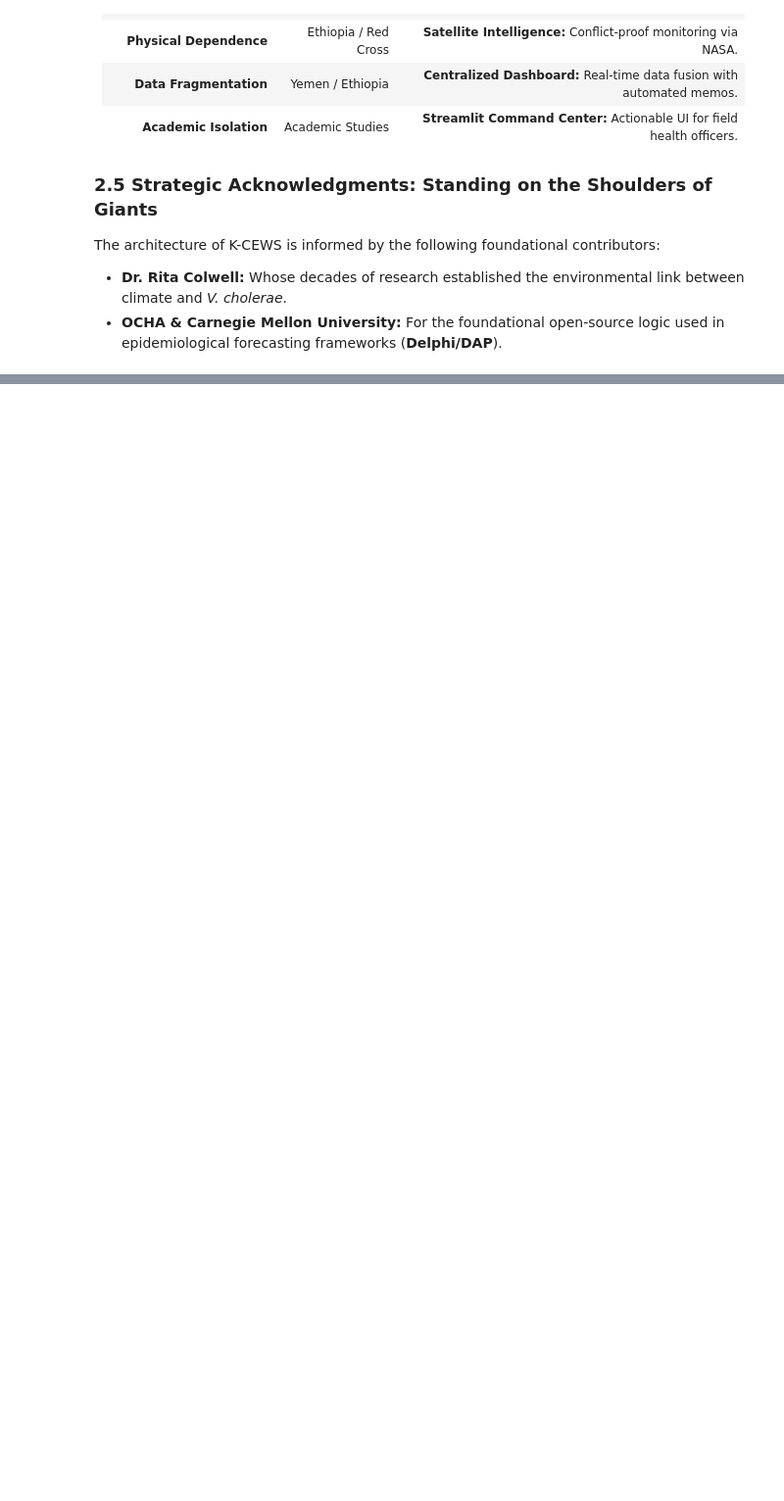
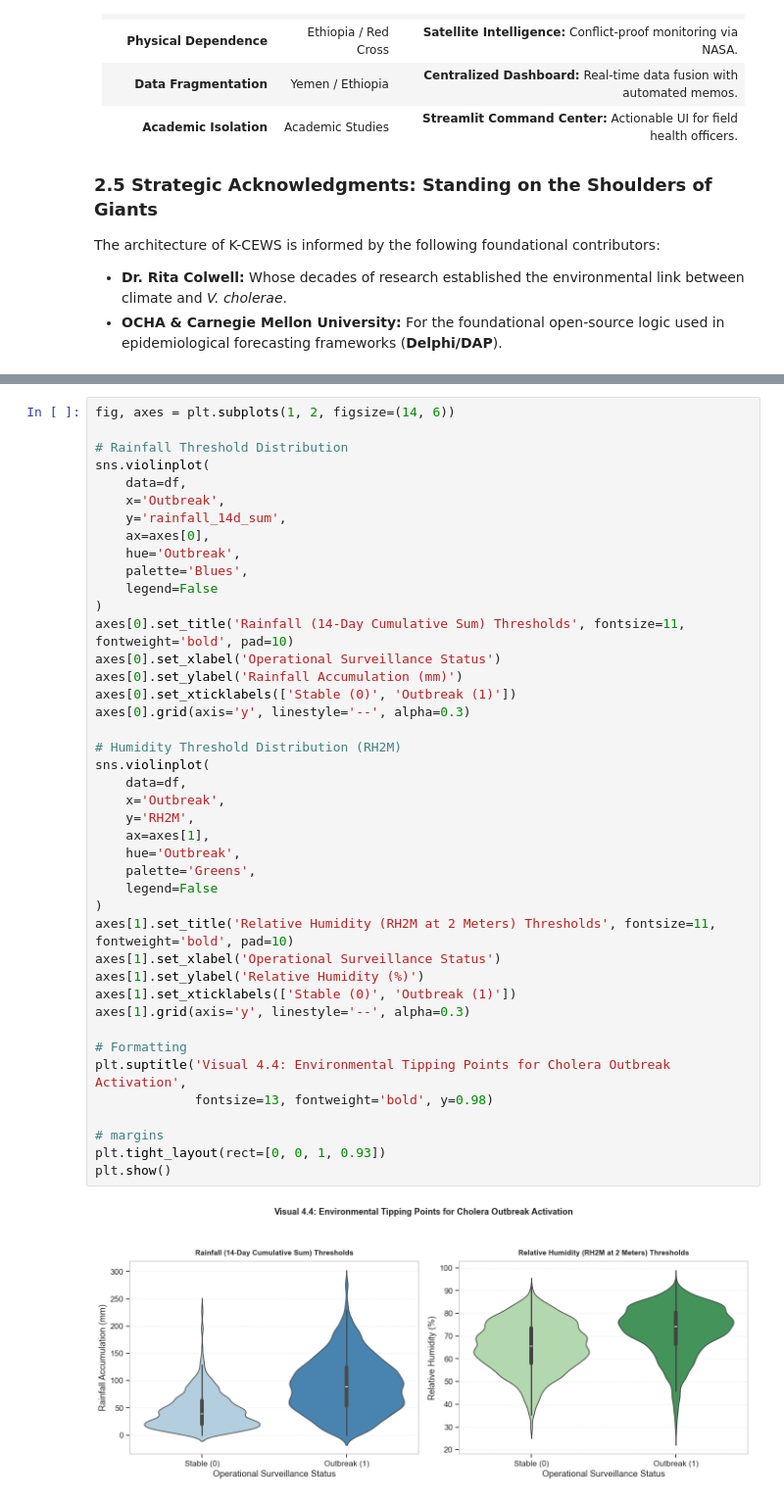
Before and after one commit to abelcholfavour/money_talks_with_Abba, a Jupyter notebook: K-CEWS.ipynb, the cells around one changed output, grey strips where cells are left out. Shown at 98% size. Drawn from its saved outputs; the diff is of its cells as text; blank space fills up the shorter version.

```diff
--- a/K-CEWS.ipynb
+++ b/K-CEWS.ipynb
@@ -826,0 +540,44 @@ The project proves that **Machine Learning**, when calibrated for **Sensitivity
+# %%
+fig, axes = plt.subplots(1, 2, figsize=(14, 6))
+
+# Rainfall Threshold Distribution
+sns.violinplot(
+    data=df,
+    x='Outbreak',
+    y='rainfall_14d_sum',
+    ax=axes[0],
+    hue='Outbreak',
+    palette='Blues',
+    legend=False
+)
+axes[0].set_title('Rainfall (14-Day Cumulative Sum) Thresholds', fontsize=11, fontweight='bold', pad=10)
+axes[0].set_xlabel('Operational Surveillance Status')
+axes[0].set_ylabel('Rainfall Accumulation (mm)')
+axes[0].set_xticklabels(['Stable (0)', 'Outbreak (1)'])
+axes[0].grid(axis='y', linestyle='--', alpha=0.3)
+
+# Humidity Threshold Distribution (RH2M)
+sns.violinplot(
+    data=df,
+    x='Outbreak',
+    y='RH2M',
+    ax=axes[1],
+    hue='Outbreak',
+    palette='Greens',
+    legend=False
+)
+axes[1].set_title('Relative Humidity (RH2M at 2 Meters) Thresholds', fontsize=11, fontweight='bold', pad=10)
+axes[1].set_xlabel('Operational Surveillance Status')
+axes[1].set_ylabel('Relative Humidity (%)')
+axes[1].set_xticklabels(['Stable (0)', 'Outbreak (1)'])
+axes[1].grid(axis='y', linestyle='--', alpha=0.3)
+
+# Formatting
+plt.suptitle('Visual 4.4: Environmental Tipping Points for Cholera Outbreak Activation',
+             fontsize=13, fontweight='bold', y=0.98)
+
+# margins
+plt.tight_layout(rect=[0, 0, 1, 0.93])
+plt.show()
+# %% [output]
+[figure, added]
```
Also changed, not shown: parts of 78 cells of this notebook, 22 other files.
